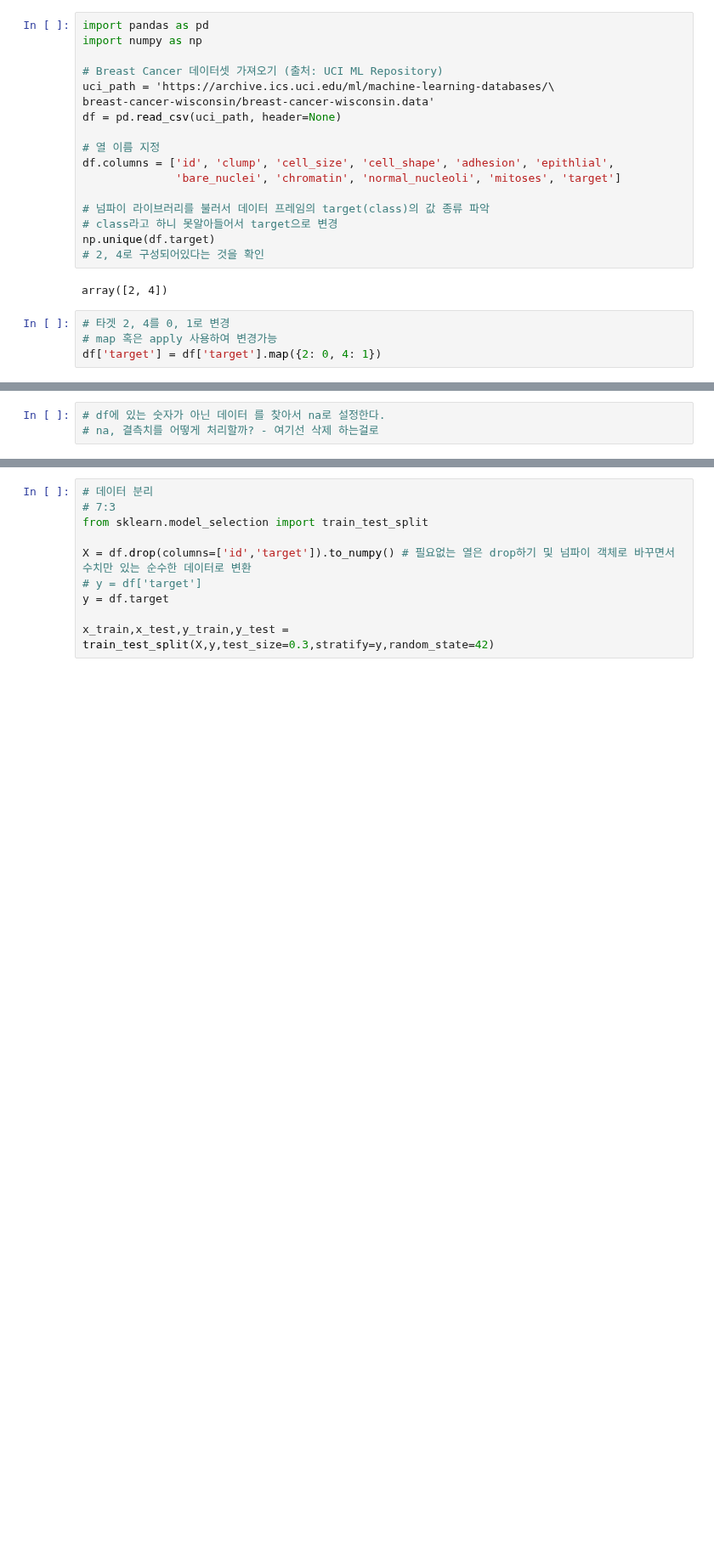
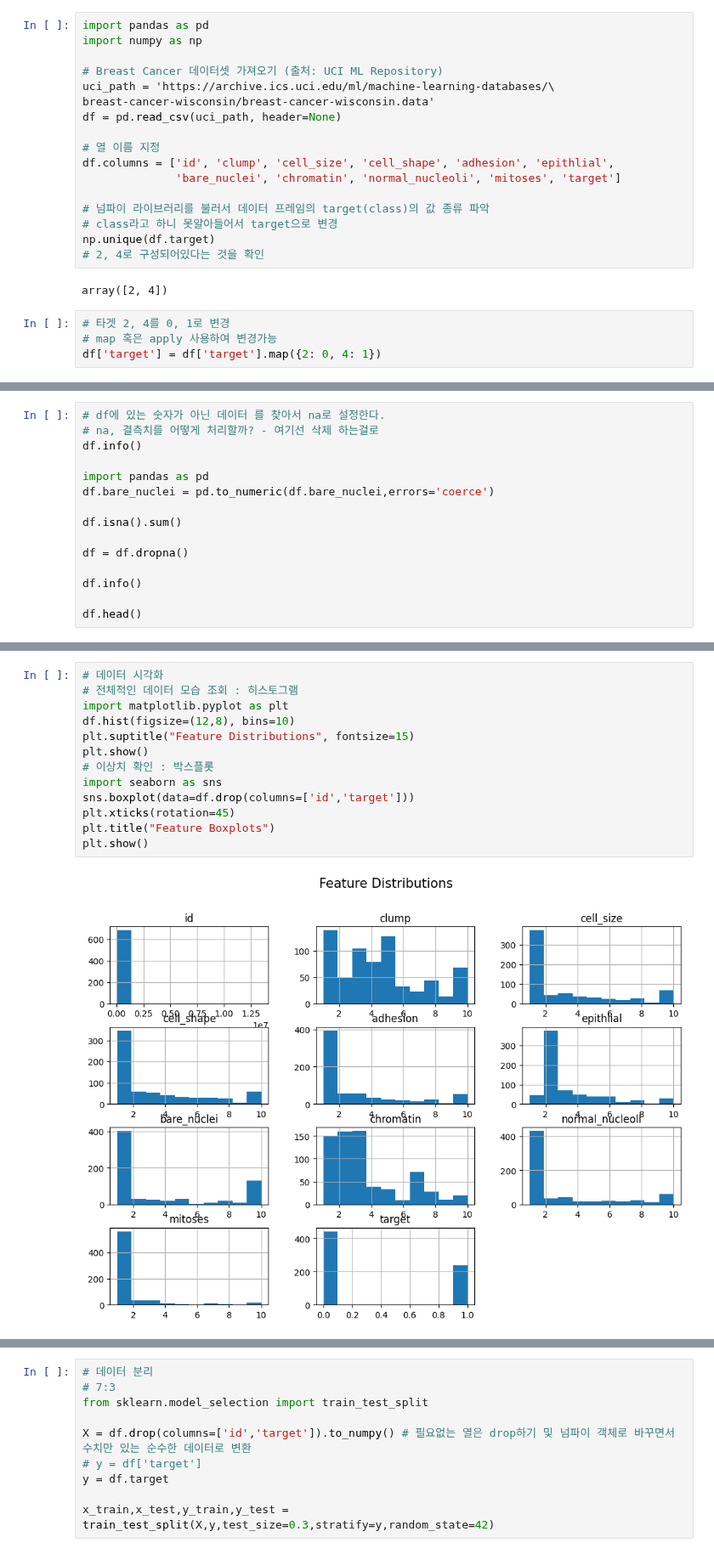
Before and after one commit to carookim/Python, a Jupyter notebook: pandas-data-analysis/part7/7.6.review2_tree_classification.ipynb, the cells around one changed output, grey strips where cells are left out. Shown at 85% size. Saved outputs shown, nothing was run; the diff lists cells and outputs as text; blank space fills up the shorter version.

```diff
--- a/pandas-data-analysis/part7/7.6.review2_tree_classification.ipynb
+++ b/pandas-data-analysis/part7/7.6.review2_tree_classification.ipynb
@@ -36,3 +36,15 @@ df.head()
 # %%
 # df에 있는 숫자가 아닌 데이터 를 찾아서 na로 설정한다.
 # na, 결측치를 어떻게 처리할까? - 여기선 삭제 하는걸로
+df.info()
+
+import pandas as pd
+df.bare_nuclei = pd.to_numeric(df.bare_nuclei,errors='coerce')
+
+df.isna().sum()
+
+df = df.dropna()
+
+df.info()
+
+df.head()
@@ -38,0 +75,15 @@ df.head()
+# %%
+# 데이터 시각화
+# 전체적인 데이터 모습 조회 : 히스토그램
+import matplotlib.pyplot as plt
+df.hist(figsize=(12,8), bins=10)
+plt.suptitle("Feature Distributions", fontsize=15)
+plt.show()
+# 이상치 확인 : 박스플롯
+import seaborn as sns
+sns.boxplot(data=df.drop(columns=['id','target']))
+plt.xticks(rotation=45)
+plt.title("Feature Boxplots")
+plt.show()
+# %% [output]
+[figure, added]
```
Also changed, not shown: parts of 10 cells of this notebook.
